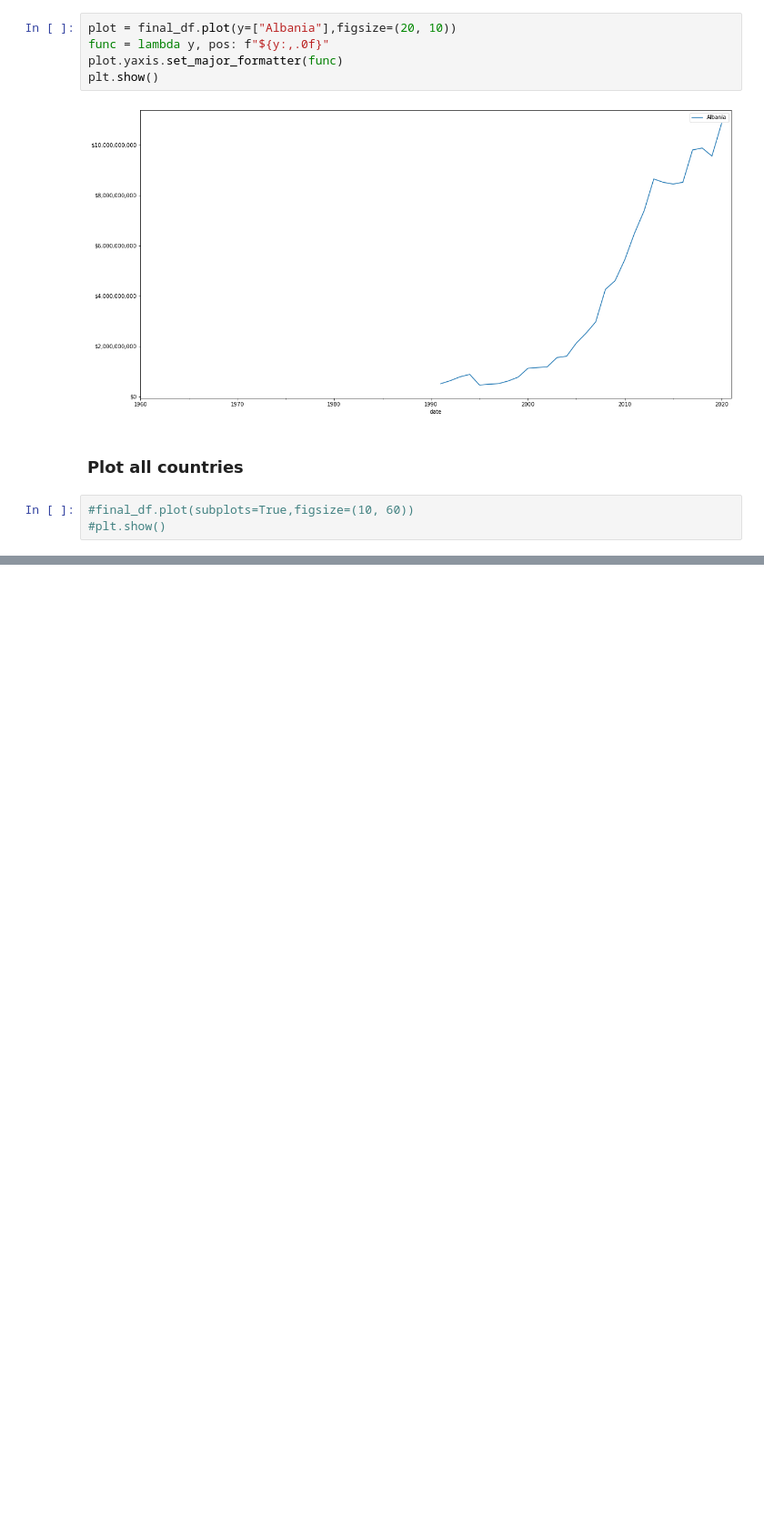
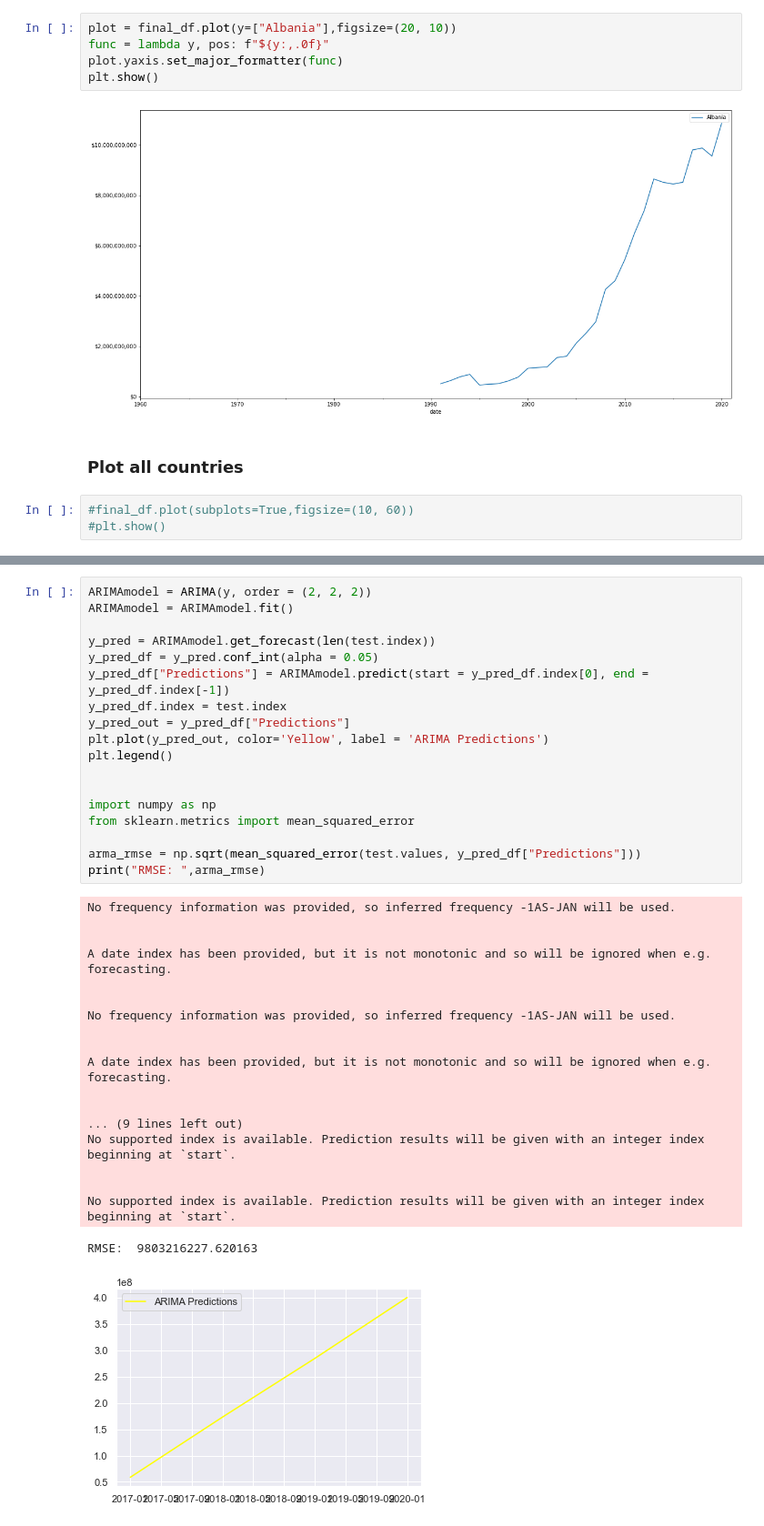
Before and after one commit to a7u7a/blokis-intl-debt, a Jupyter notebook: get-debt.ipynb, the cells around one changed output, grey strips where cells are left out. Shown at 91% size. Cells and saved outputs as stored; diff of their text form; blank space fills up the shorter version.

```diff
--- a/get-debt.ipynb
+++ b/get-debt.ipynb
@@ -182,0 +262,38 @@ wip
+# %%
+ARIMAmodel = ARIMA(y, order = (2, 2, 2))
+ARIMAmodel = ARIMAmodel.fit()
+
+y_pred = ARIMAmodel.get_forecast(len(test.index))
+y_pred_df = y_pred.conf_int(alpha = 0.05)
+y_pred_df["Predictions"] = ARIMAmodel.predict(start = y_pred_df.index[0], end = y_pred_df.index[-1])
+y_pred_df.index = test.index
+y_pred_out = y_pred_df["Predictions"]
+plt.plot(y_pred_out, color='Yellow', label = 'ARIMA Predictions')
+plt.legend()
+
+
+import numpy as np
+from sklearn.metrics import mean_squared_error
+
+arma_rmse = np.sqrt(mean_squared_error(test.values, y_pred_df["Predictions"]))
+print("RMSE: ",arma_rmse)
+# %% [output]
+No frequency information was provided, so inferred frequency -1AS-JAN will be used.
+
+
+A date index has been provided, but it is not monotonic and so will be ignored when e.g. forecasting.
+
+
+No frequency information was provided, so inferred frequency -1AS-JAN will be used.
+
+
+A date index has been provided, but it is not monotonic and so will be ignored when e.g. forecasting.
+
+
+... (9 lines left out)
+No supported index is available. Prediction results will be given with an integer index beginning at `start`.
+
+
+No supported index is available. Prediction results will be given with an integer index beginning at `start`.
+RMSE:  9803216227.620163
+[figure, added]
```
Also changed, not shown: parts of 21 cells of this notebook.
